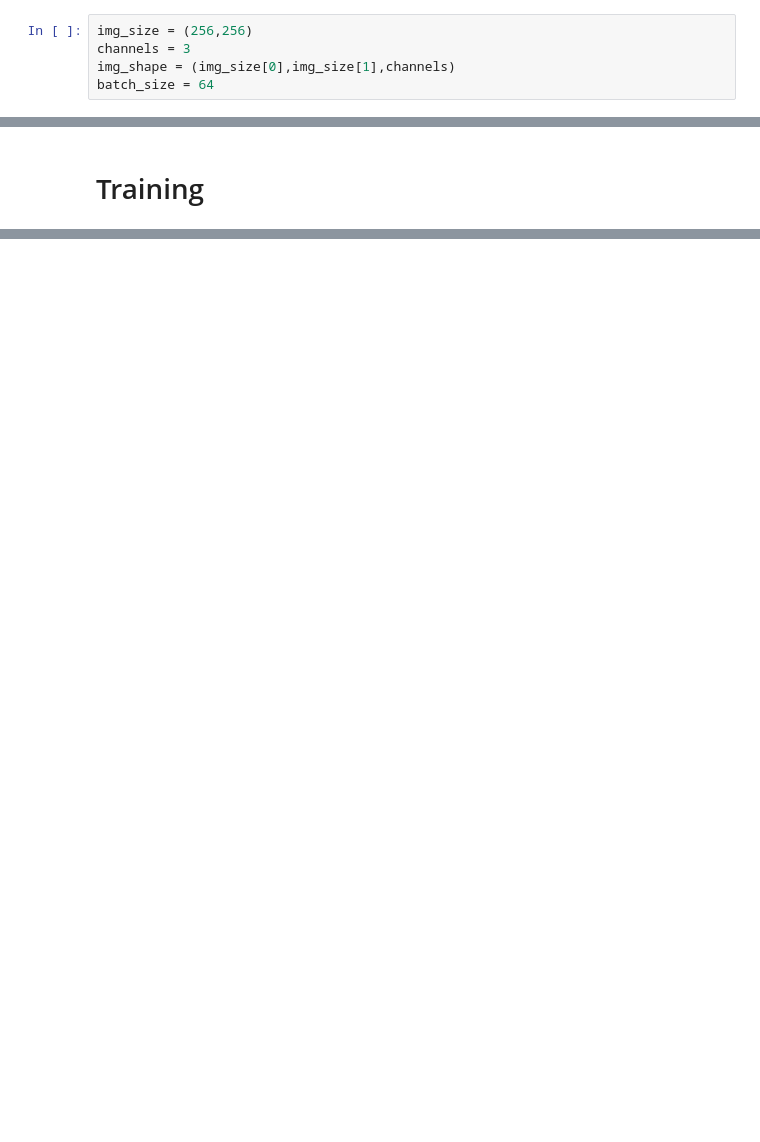
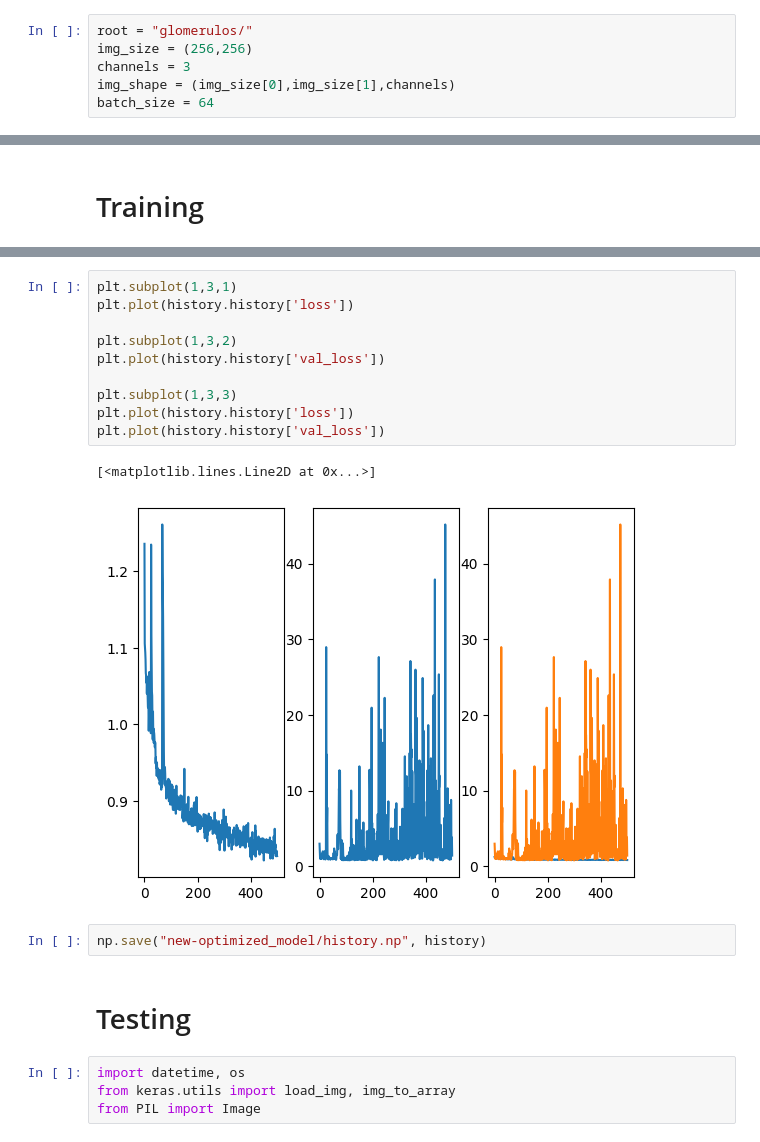
Before and after one commit to davidolima/glomerulus-lesion-classification, a Jupyter notebook: main.ipynb, the cells around one changed output, grey strips where cells are left out. Drawn from its saved outputs; the diff is of its cells as text; blank space fills up the shorter version.

```diff
--- a/main.ipynb
+++ b/main.ipynb
@@ -23,6 +27,7 @@ from keras.utils import to_categorical, image_dataset_from_directory
 # %% [markdown]
 # Data
 # %%
+root = "glomerulos/"
 img_size = (256,256)
 channels = 3
 img_shape = (img_size[0],img_size[1],channels)
@@ -122,0 +328,21 @@ history=model.fit(
+# %%
+plt.subplot(1,3,1)
+plt.plot(history.history['loss'])
+
+plt.subplot(1,3,2)
+plt.plot(history.history['val_loss'])
+
+plt.subplot(1,3,3)
+plt.plot(history.history['loss'])
+plt.plot(history.history['val_loss'])
+# %% [output]
+[<matplotlib.lines.Line2D at 0x...>]
+[figure, added]
+# %%
+np.save("new-optimized_model/history.np", history)
+# %% [markdown]
+# Testing
+# %%
+import datetime, os
+from keras.utils import load_img, img_to_array
+from PIL import Image
```
Also changed, not shown: parts of 18 cells of this notebook.
